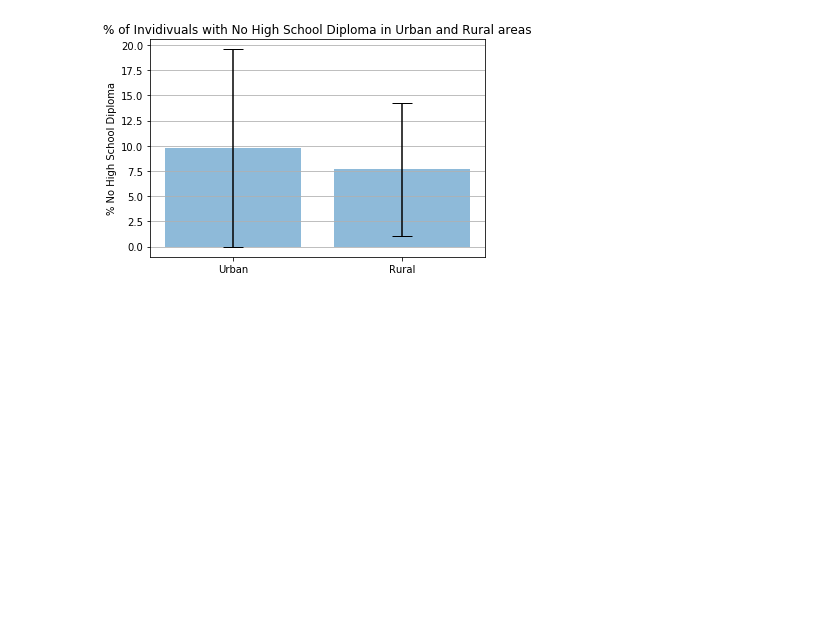
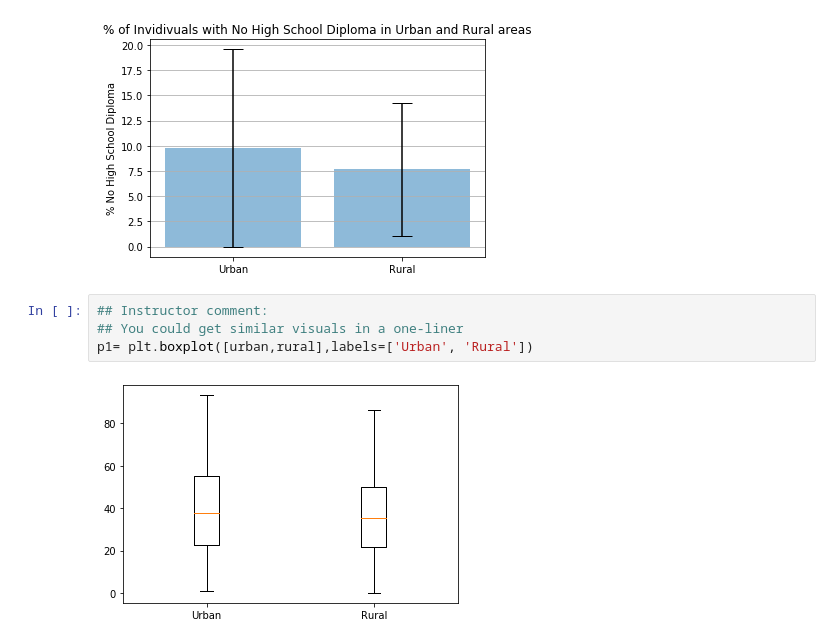
Before and after one commit to pulsetracker/BIOS6644, a Jupyter notebook: CSV_Pandas_Activity/BIOS6644_Read_CSV_Pandas_CrystalNatvig.ipynb, the cells around one changed output. Cells and saved outputs as stored; diff of their text form; blank space fills up the shorter version.

Commit message:
added comments

```diff
--- a/CSV_Pandas_Activity/BIOS6644_Read_CSV_Pandas_CrystalNatvig.ipynb
+++ b/CSV_Pandas_Activity/BIOS6644_Read_CSV_Pandas_CrystalNatvig.ipynb
@@ -256,3 +254,9 @@ ax.set_title('% of Invidivuals with No High School Diploma in Urban and Rural ar
 ax.yaxis.grid(True)
 # %% [output]
 [figure]
+# %%
+## Instructor comment:
+## You could get similar visuals in a one-liner
+p1= plt.boxplot([urban,rural],labels=['Urban', 'Rural'])
+# %% [output]
+[figure, added]
```
Also changed, not shown: parts of 5 cells of this notebook, 4 other files.
